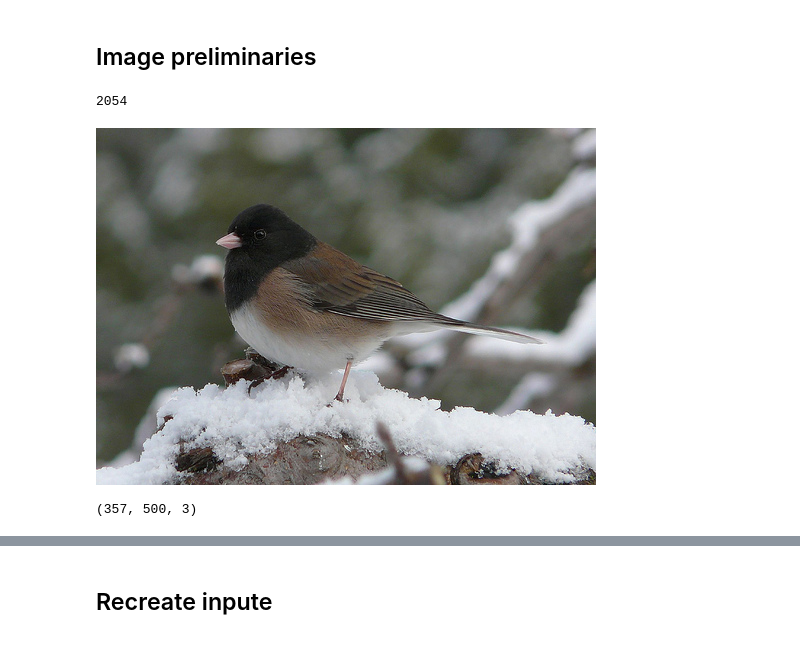
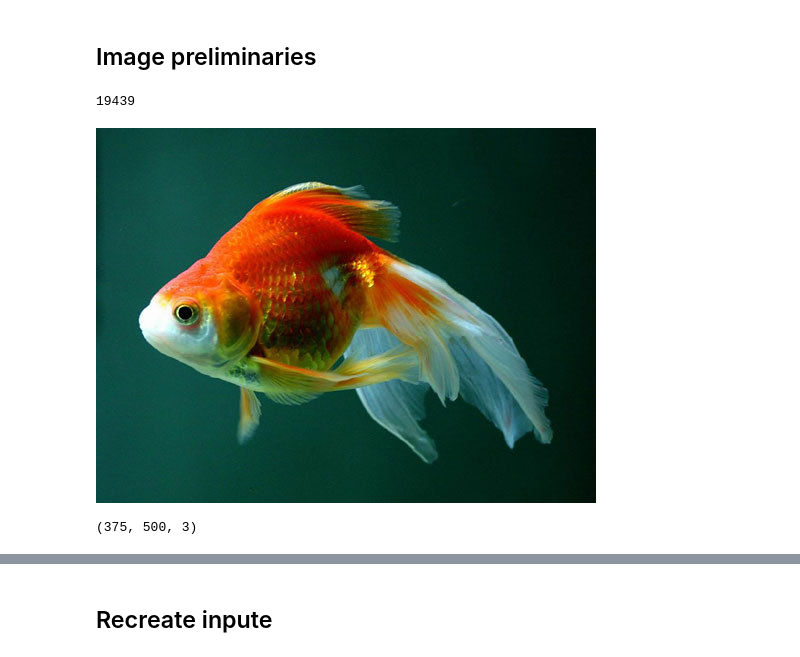
Before and after one commit to raspstephan/courses, a Jupyter notebook: deeplearning2/my_neural_style.ipynb, the cells around one changed output, grey strips where cells are left out. Drawn from its saved outputs; the diff is of its cells as text; code cells hidden in the pictures.

```diff
--- a/deeplearning2/my_neural_style.ipynb
+++ b/deeplearning2/my_neural_style.ipynb
@@ -19,23 +25,23 @@ limit_mem()
 ## Image preliminaries
 # %%
 # So where are my images
-# path = '/local/S.Rasp/fast.ai/train/'   # This contains all the category direcotires I assume
-path = '/project/meteo/scratch/S.Rasp/fast.ai/train/'
+path = '/local/S.Rasp/fast.ai/train/'   # This contains all the category direcotires I assume
+#path = '/project/meteo/scratch/S.Rasp/fast.ai/train/'
 # %%
 # Grab a random image
 image_fns = sorted(glob(path + '*/*'))
 len(image_fns)
 # %% [output]
-2054
+19439
 # %%
-img = Image.open(image_fns[1]); img
+img = Image.open(image_fns[50]); img
 # %% [output]
-[figure, old version]
+[figure, new version]
 # %%
 imagenet_means = np.array([123.68, 116.779, 103.939], dtype=np.float32) # BGR
 # %%
 np.array(img).shape # --> channels last, but for now in RGB
 # %% [output]
-(357, 500, 3)
+(375, 500, 3)
 # %%
 # Write channel reverse function and subtract mean with lambda, huh
```
Also changed, not shown: parts of 45 cells of this notebook.
